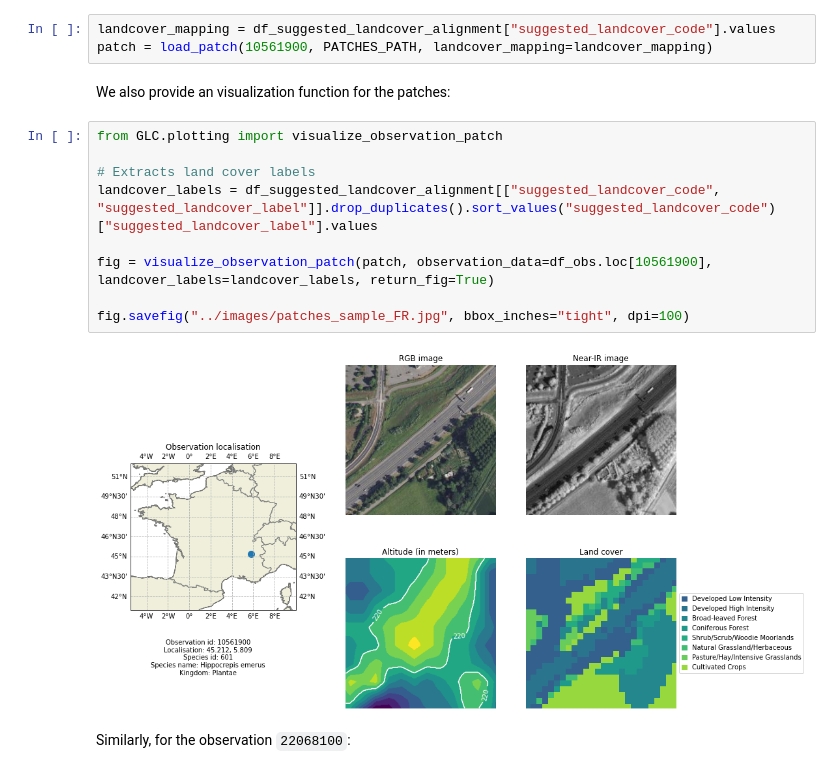
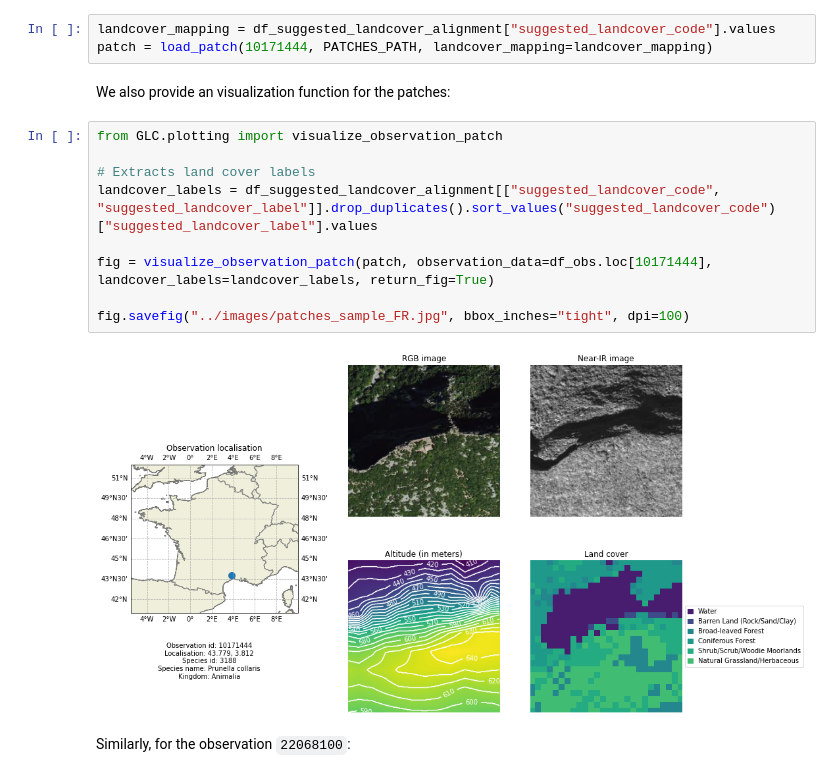
Before and after one commit to plantnet/GeoLifeCLEF, a Jupyter notebook: notebooks/Getting started - Data loading and visualization.ipynb, the cells around one changed output. Cells and saved outputs as stored; diff of their text form.

Commit message:
Updated data loading notebook to show example of observation in mountains

```diff
--- a/notebooks/Getting started - Data loading and visualization.ipynb
+++ b/notebooks/Getting started - Data loading and visualization.ipynb
@@ -354,20 +354,20 @@ Data types: [dtype('uint8'), dtype('uint8'), dtype('int16'), dtype('uint8')]
 It can also automatically perform the land cover alignment if necessary:
 # %%
 landcover_mapping = df_suggested_landcover_alignment["suggested_landcover_code"].values
-patch = load_patch(10561900, PATCHES_PATH, landcover_mapping=landcover_mapping)
+patch = load_patch(10171444, PATCHES_PATH, landcover_mapping=landcover_mapping)
 # %% [markdown]
 We also provide an visualization function for the patches:
 # %%
 from GLC.plotting import visualize_observation_patch
 
 # Extracts land cover labels
 landcover_labels = df_suggested_landcover_alignment[["suggested_landcover_code", "suggested_landcover_label"]].drop_duplicates().sort_values("suggested_landcover_code")["suggested_landcover_label"].values
 
-fig = visualize_observation_patch(patch, observation_data=df_obs.loc[10561900], landcover_labels=landcover_labels, return_fig=True)
+fig = visualize_observation_patch(patch, observation_data=df_obs.loc[10171444], landcover_labels=landcover_labels, return_fig=True)
 
 fig.savefig("../images/patches_sample_FR.jpg", bbox_inches="tight", dpi=100)
 # %% [output]
-[figure, old version]
+[figure, new version]
 # %% [markdown]
 Similarly, for the observation `22068100`:
 # %%
```
Also changed, not shown: parts of 6 cells of this notebook, 1 other file.
